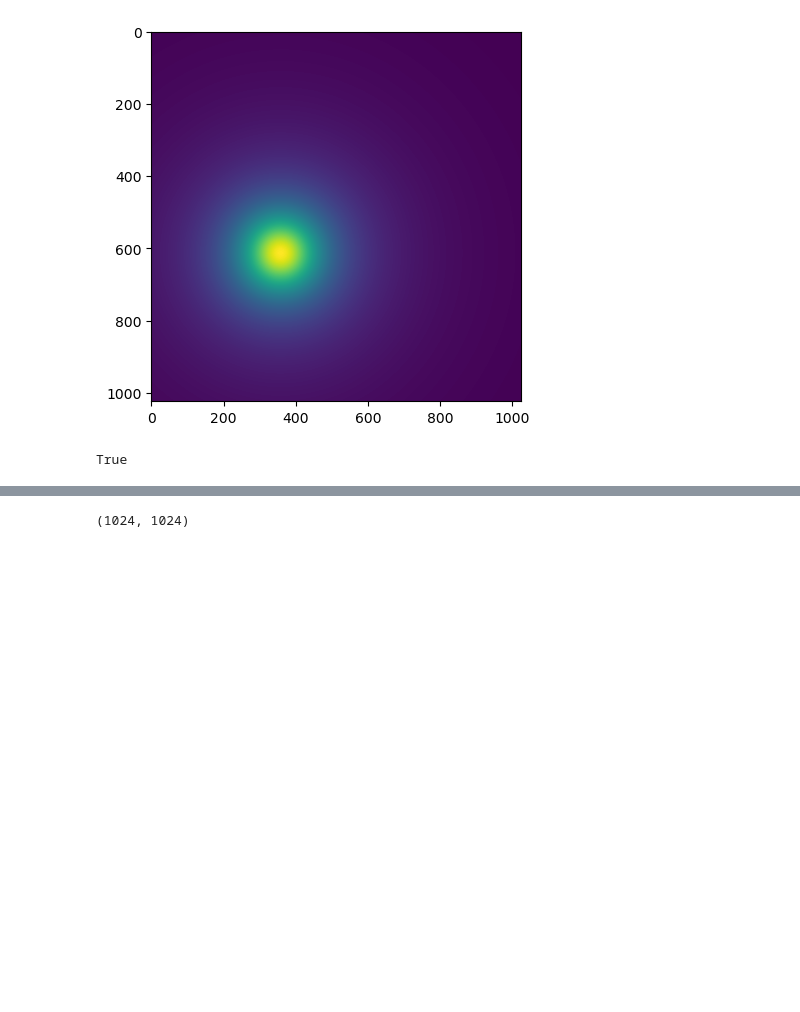
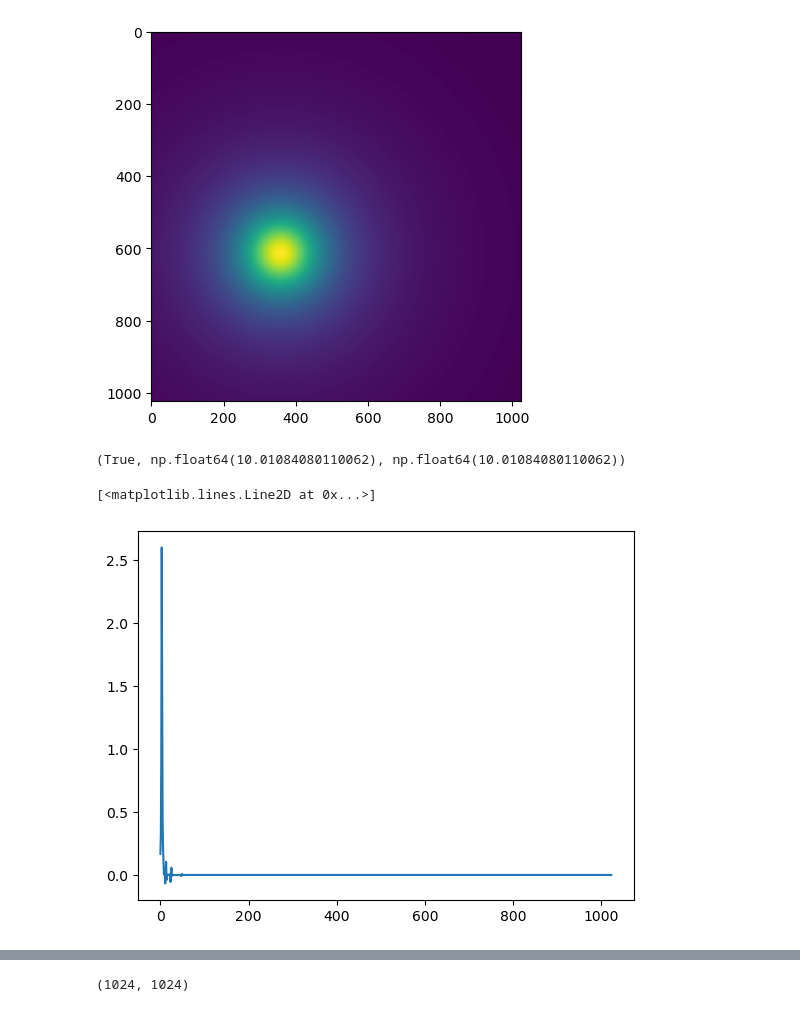
Before and after one commit to jcapriot/lifted, a Jupyter notebook: scratch/test_python_package.ipynb, the cells around one changed output, grey strips where cells are left out. Cells and saved outputs as stored; diff of their text form; code cells hidden in the pictures; blank space fills up the shorter version.

```diff
--- a/scratch/test_python_package.ipynb
+++ b/scratch/test_python_package.ipynb
@@ -35,4 +72,16 @@ y_r = pylifted.ilwt(yw_bior31, wavelet=wvlt, mode='symmetric', level=1)
-# %%
-np.allclose(y, y_r)
-# %% [output]
-True
+# %%
+wvlt = Wavelet.Daubechies3
+mode = BoundaryCondition.Symmetric
+
+yw = pylifted.lwt_forward(y, wavelet=wvlt, mode=mode, level=0)
+yi_T = pylifted.lwt_inverse_adjoint(y, wavelet=wvlt, mode=mode, level=0)
+y_r = pylifted.lwt_inverse(yw, wavelet=wvlt, mode=mode, level=0)
+
+np.allclose(y, y_r), np.dot(yw, yi_T), np.dot(y, y)
+# %% [output]
+(True, np.float64(10.01084080110062), np.float64(10.01084080110062))
+# %%
+plt.plot(yw, label='db2')
+# %% [output]
+[<matplotlib.lines.Line2D at 0x...>]
+[figure, added]
```
Also changed, not shown: parts of 44 cells of this notebook, 27 other files.
